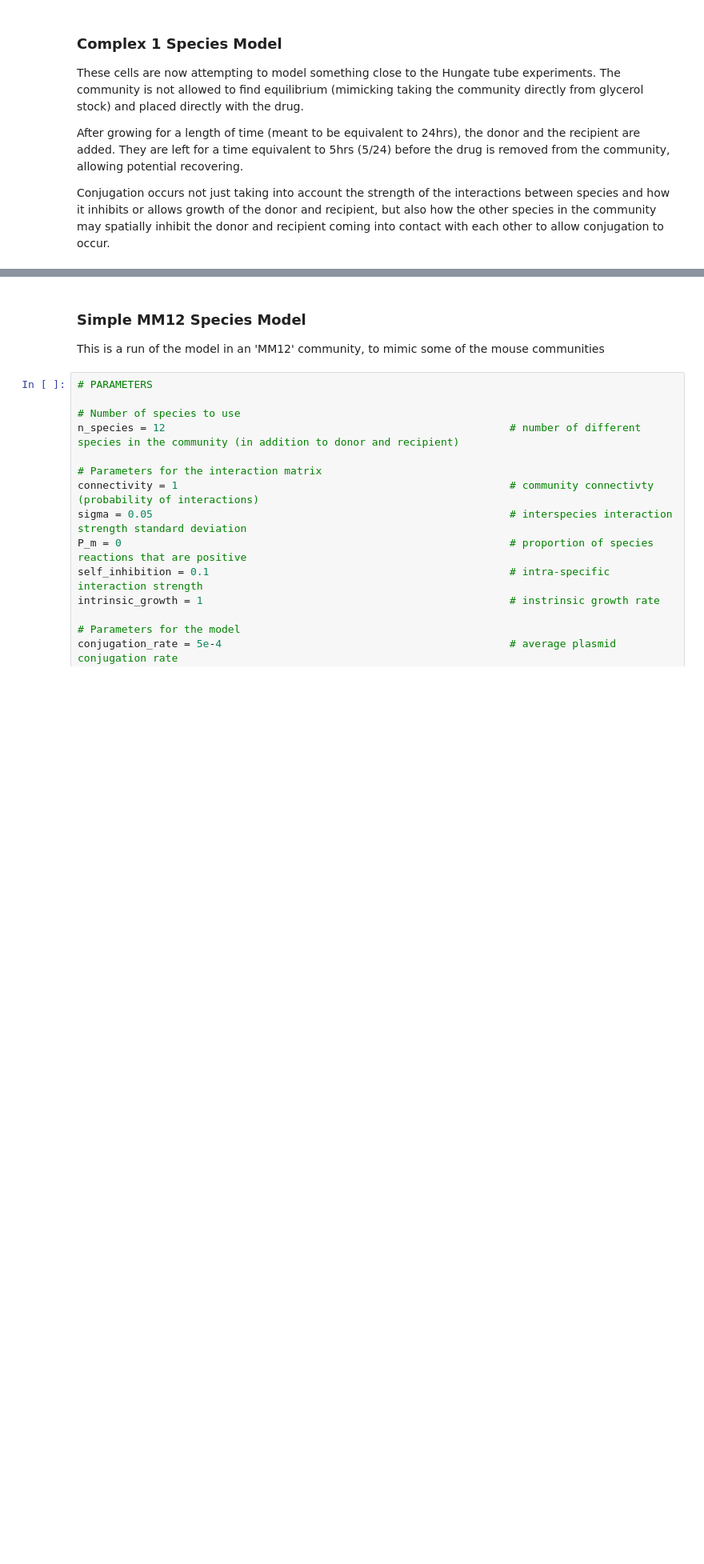
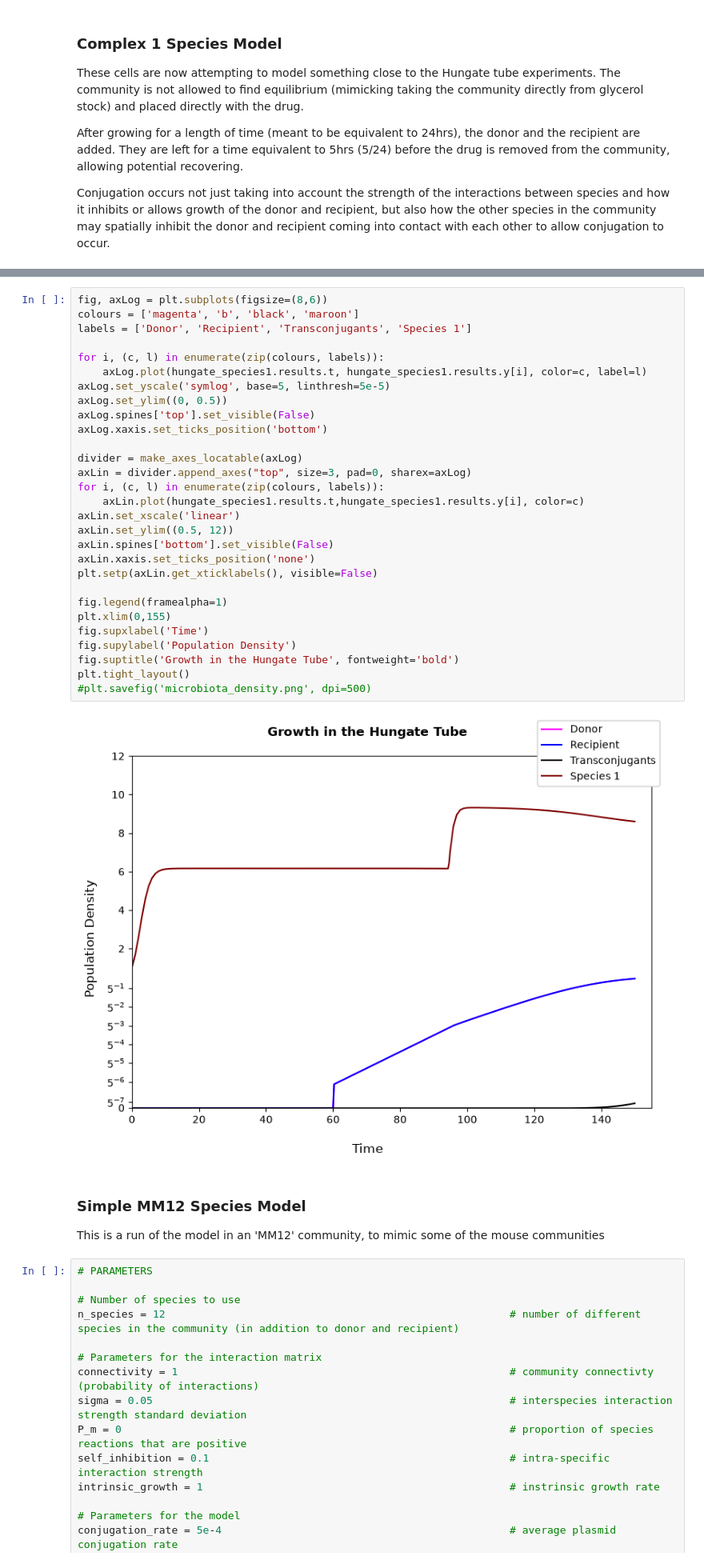
Before and after one commit to amybda/bacterial-community-conjugation-ODE, a Jupyter notebook: ODEconjugation/model-walkthrough.ipynb, the cells around one changed output, grey strips where cells are left out. Shown at 80% size. Drawn from its saved outputs; the diff is of its cells as text; blank space fills up the shorter version.

```diff
--- a/ODEconjugation/model-walkthrough.ipynb
+++ b/ODEconjugation/model-walkthrough.ipynb
@@ -1230,3 +1230,34 @@ The growth rate is:
+# %%
+fig, axLog = plt.subplots(figsize=(8,6))
+colours = ['magenta', 'b', 'black', 'maroon']
+labels = ['Donor', 'Recipient', 'Transconjugants', 'Species 1']
+
+for i, (c, l) in enumerate(zip(colours, labels)):
+    axLog.plot(hungate_species1.results.t, hungate_species1.results.y[i], color=c, label=l)
+axLog.set_yscale('symlog', base=5, linthresh=5e-5)
+axLog.set_ylim((0, 0.5))
+axLog.spines['top'].set_visible(False)
+axLog.xaxis.set_ticks_position('bottom')
+
+divider = make_axes_locatable(axLog)
+axLin = divider.append_axes("top", size=3, pad=0, sharex=axLog)
+for i, (c, l) in enumerate(zip(colours, labels)):
+    axLin.plot(hungate_species1.results.t,hungate_species1.results.y[i], color=c)
+axLin.set_xscale('linear')
+axLin.set_ylim((0.5, 12))
+axLin.spines['bottom'].set_visible(False)
+axLin.xaxis.set_ticks_position('none')
+plt.setp(axLin.get_xticklabels(), visible=False)
+
+fig.legend(framealpha=1)
+plt.xlim(0,155)
+fig.supxlabel('Time')
+fig.supylabel('Population Density')
+fig.suptitle('Growth in the Hungate Tube', fontweight='bold')
+plt.tight_layout()
+#plt.savefig('microbiota_density.png', dpi=500)
+# %% [output]
+[figure, added]
 # %% [markdown]
 ### Simple MM12 Species Model
 This is a run of the model in an 'MM12' community, to mimic some of the mouse communities
```
Also changed, not shown: parts of 6 cells of this notebook, 2 other files.
